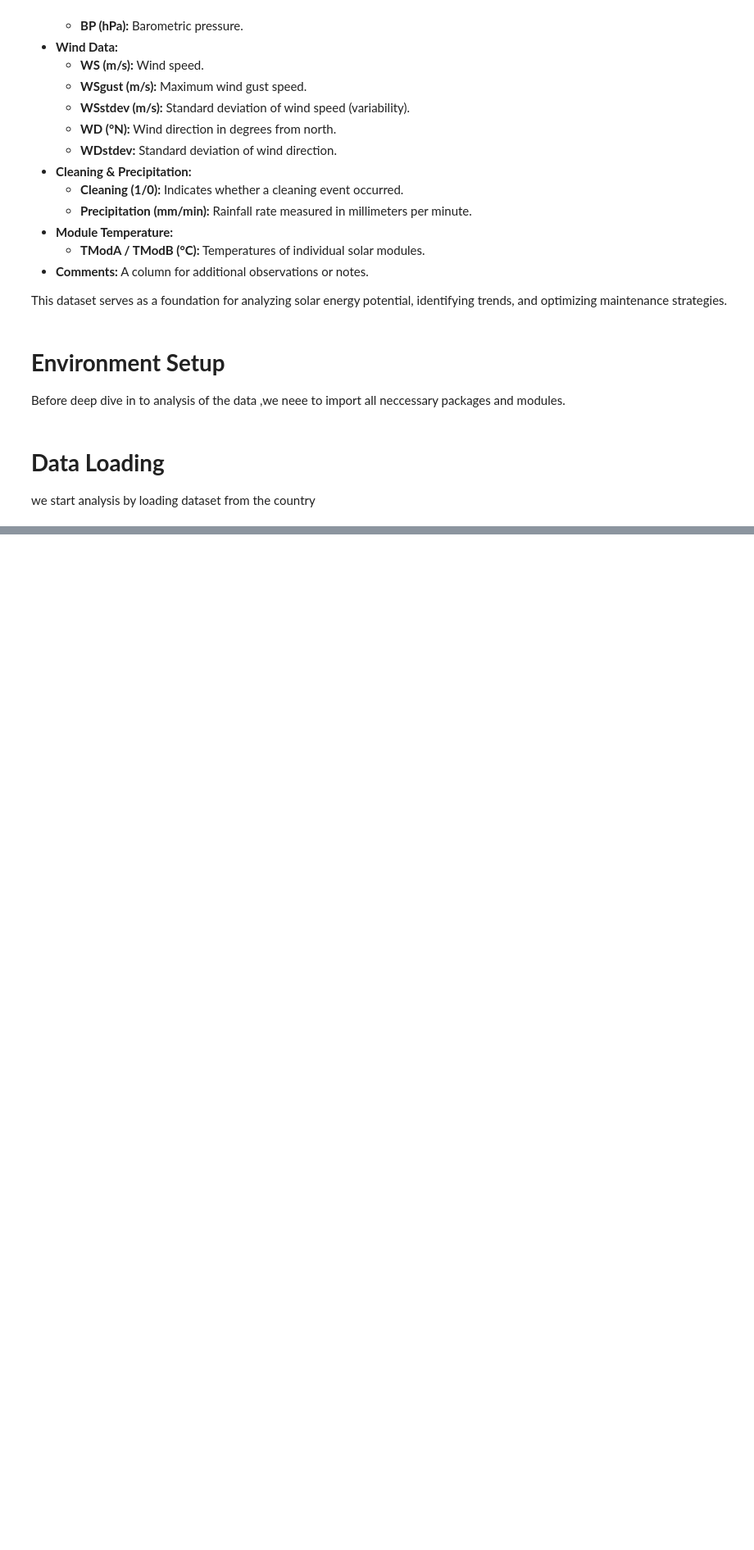
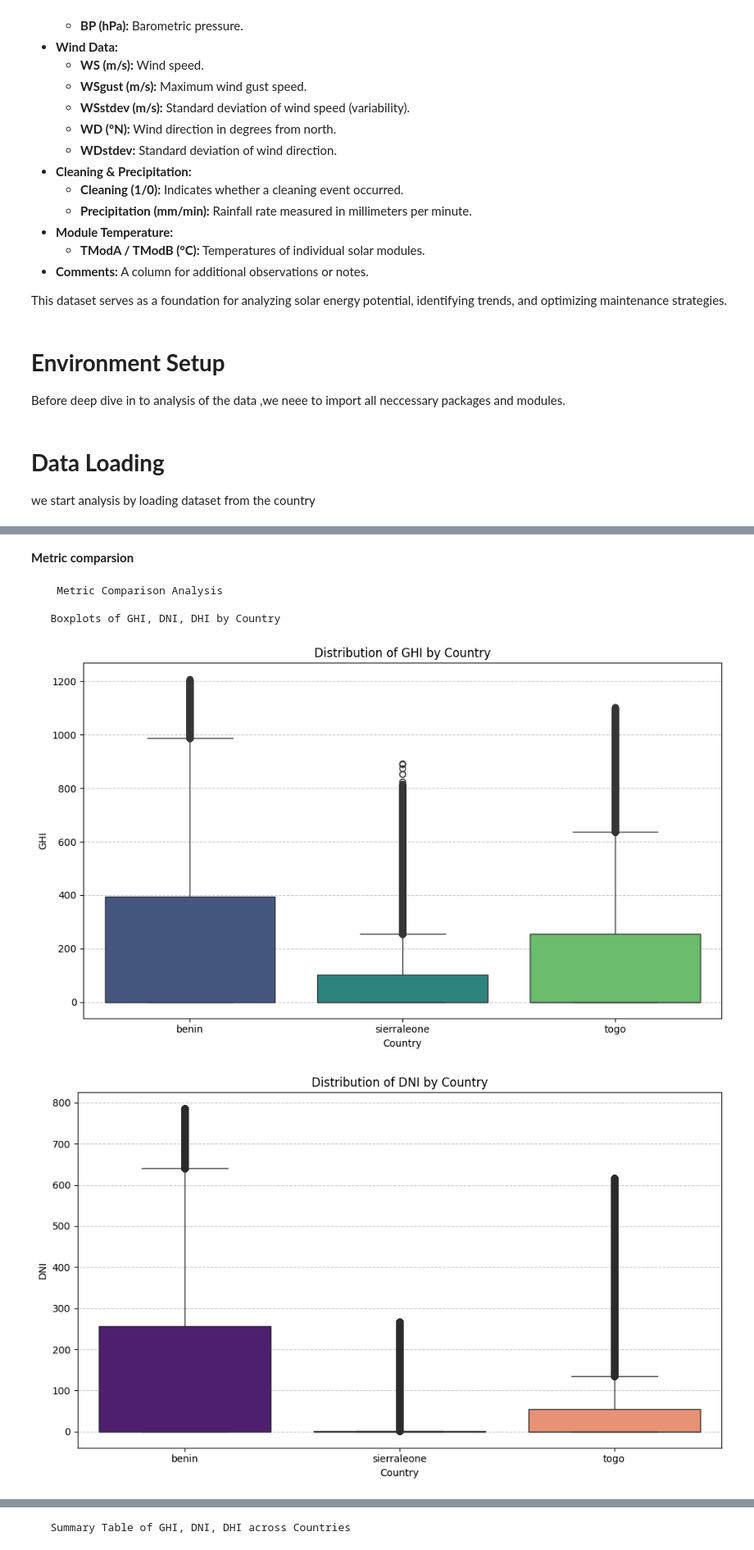
Before and after one commit to HilufTesfay/10academy-week0-solar-challenge, a Jupyter notebook: notbooks/compare_countries.ipynb, the cells around one changed output, grey strips where cells are left out. Shown at 82% size. Drawn from its saved outputs; the diff is of its cells as text; code cells hidden in the pictures; blank space fills up the shorter version.

Commit message:
data set compparsion done

```diff
--- a/notbooks/compare_countries.ipynb
+++ b/notbooks/compare_countries.ipynb
@@ -68,0 +77,49 @@ full_df=pd.concat([load_data(country) for country in counries],ignore_index=True
+# %% [markdown]
+**Metric comparsion**
+# %%
+from IPython.display import display
+
+print("    Metric Comparison Analysis")
+
+#  Boxplots of GHI, DNI, DHI colored by country
+print("\n   Boxplots of GHI, DNI, DHI by Country ")
+
+metrics = ['GHI', 'DNI', 'DHI']
+colors = ['viridis', 'magma', 'plasma']
+
+for i, metric in enumerate(metrics):
+    plt.figure(figsize=(10, 6))
+    sns.boxplot(x='country', y=metric, data=full_df, hue='country', palette=colors[i], legend=False)
+    plt.title(f'Distribution of {metric} by Country')
+    plt.xlabel('Country')
+    plt.ylabel(metric)
+    plt.grid(axis='y', linestyle='--', alpha=0.7)
+    plt.tight_layout()
+    plt.show()
+
+#  Summary Table comparing mean, median, and standard deviation
+print("\n   Summary Table of GHI, DNI, DHI across Countries ")
+
+summary_table = full_df.groupby('country')[metrics].agg(['mean', 'median', 'std'])
+
+
+summary_table.columns = ['_'.join(col).strip() for col in summary_table.columns.values]
+summary_table.style.background_gradient(cmap='viridis')
+display(summary_table)
+
+#bar chart of average GHI of all countries
+print("\n   Bar Chart of Average GHI across Countries ")
+plt.figure(figsize=(10, 6))
+sns.barplot(x=summary_table.index, y='GHI_mean', data=summary_table, palette='viridis', hue='country')
+plt.title('Average GHI across Countries')
+plt.xlabel('Country')
+plt.ylabel('Average GHI (W/m²)')
+plt.grid(axis='y', linestyle='--', alpha=0.7)
+plt.tight_layout()
+plt.show()
+# %% [output]
+    Metric Comparison Analysis
+
+   Boxplots of GHI, DNI, DHI by Country
+[figure, added]
+[figure, added]
@@ -68,0 +127 @@ full_df=pd.concat([load_data(country) for country in counries],ignore_index=True
+   Summary Table of GHI, DNI, DHI across Countries
```
Also changed, not shown: parts of 3 cells of this notebook.
